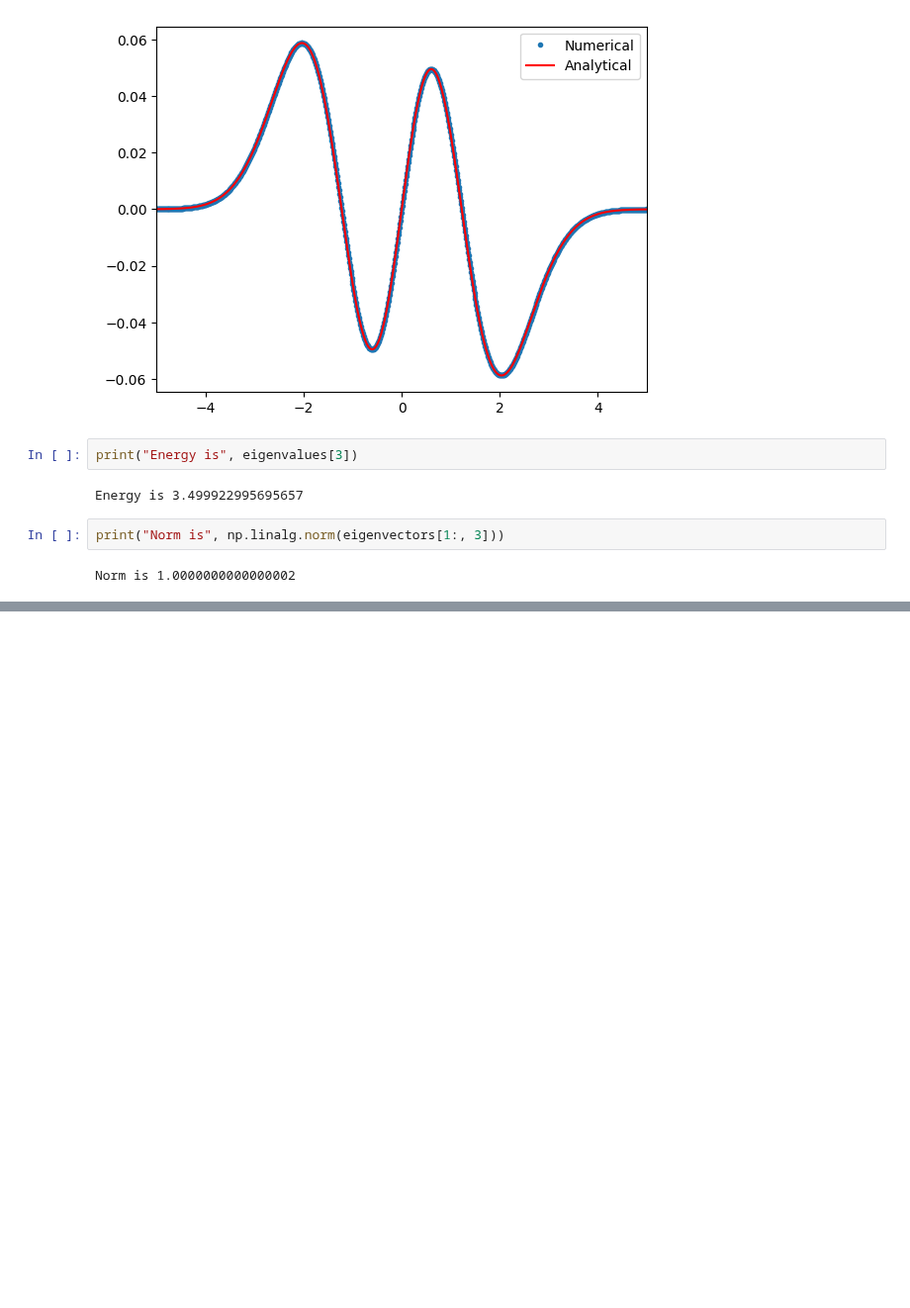
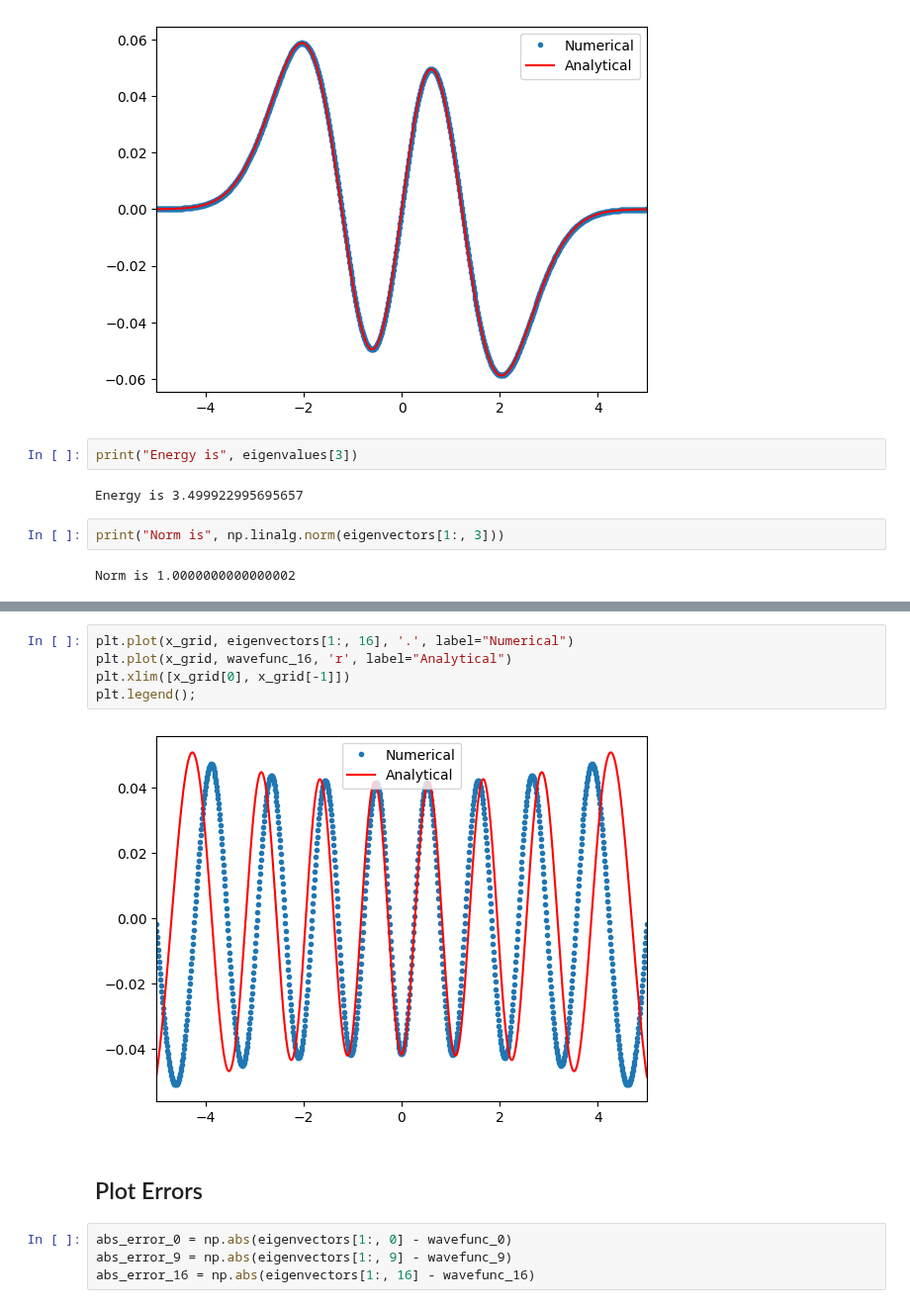
Before and after one commit to jchryssanthacopoulos/quantum_information, a Jupyter notebook: assignment_4/src/plot_eigenvectors.ipynb, the cells around one changed output, grey strips where cells are left out. Shown at 99% size. Cells and saved outputs as stored; diff of their text form; blank space fills up the shorter version.

```diff
--- a/assignment_4/src/plot_eigenvectors.ipynb
+++ b/assignment_4/src/plot_eigenvectors.ipynb
@@ -116,0 +134,13 @@ Norm is 1.0000000000000002
+# %%
+plt.plot(x_grid, eigenvectors[1:, 16], '.', label="Numerical")
+plt.plot(x_grid, wavefunc_16, 'r', label="Analytical")
+plt.xlim([x_grid[0], x_grid[-1]])
+plt.legend();
+# %% [output]
+[figure, added]
+# %% [markdown]
+## Plot Errors
+# %%
+abs_error_0 = np.abs(eigenvectors[1:, 0] - wavefunc_0)
+abs_error_9 = np.abs(eigenvectors[1:, 9] - wavefunc_9)
+abs_error_16 = np.abs(eigenvectors[1:, 16] - wavefunc_16)
```
Also changed, not shown: parts of 25 cells of this notebook.
